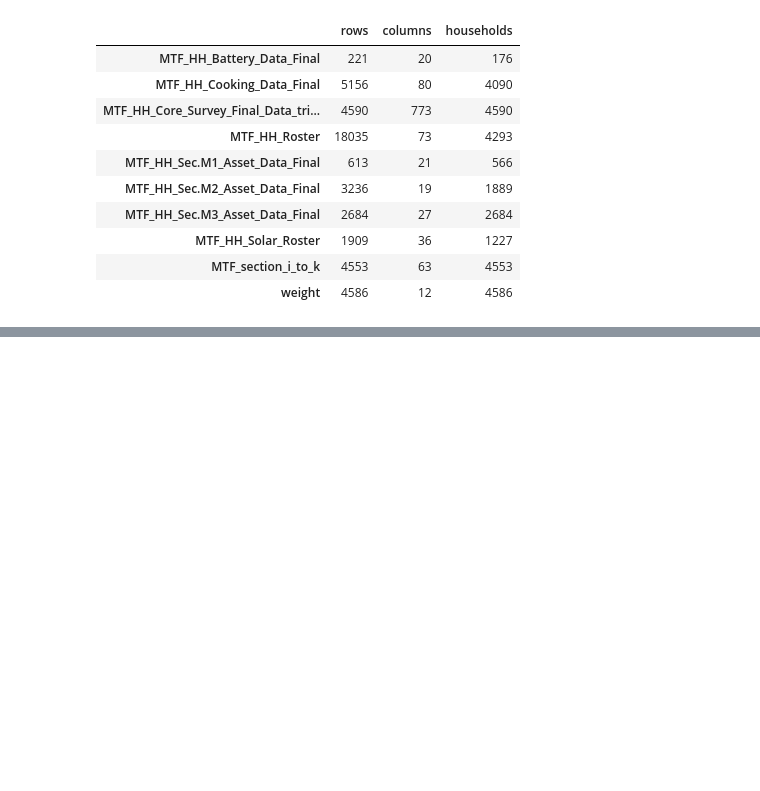
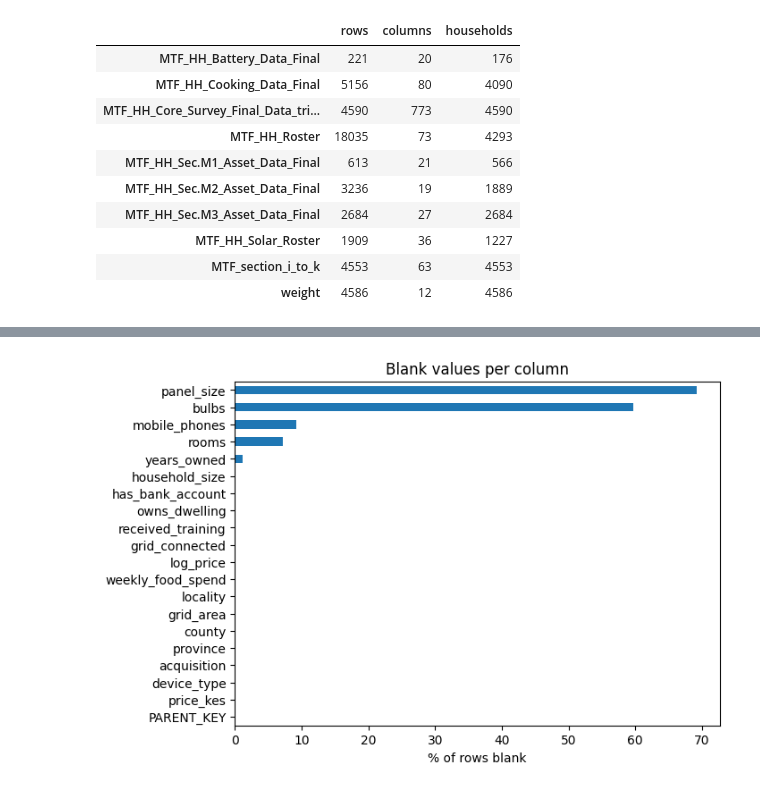
Before and after one commit to MBeckyAlek/linear_regression_model, a Jupyter notebook: summative/linear_regression/multivariate.ipynb, the cells around one changed output, grey strips where cells are left out. Drawn from its saved outputs; the diff is of its cells as text; code cells hidden in the pictures; blank space fills up the shorter version.

```diff
--- a/summative/linear_regression/multivariate.ipynb
+++ b/summative/linear_regression/multivariate.ipynb
@@ -77,0 +282,7 @@ overview
+# %%
+#bargraph
+(df.isna().mean() * 100).sort_values().plot.barh(figsize=(7, 5))
+plt.xlabel("% of rows blank"); plt.title("Blank values per column")
+plt.show()
+# %% [output]
+[figure, added]
```
Also changed, not shown: parts of 35 cells of this notebook.
